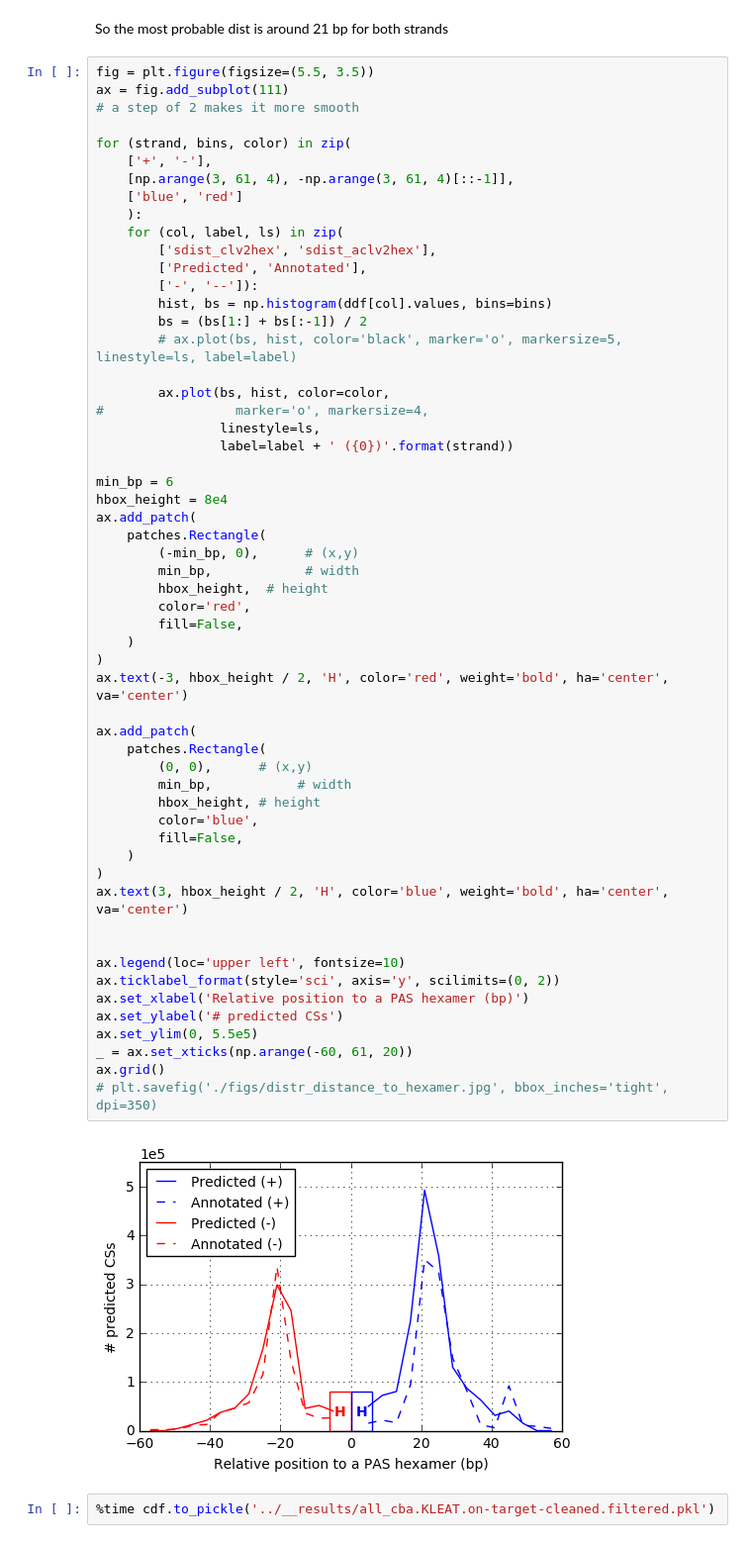
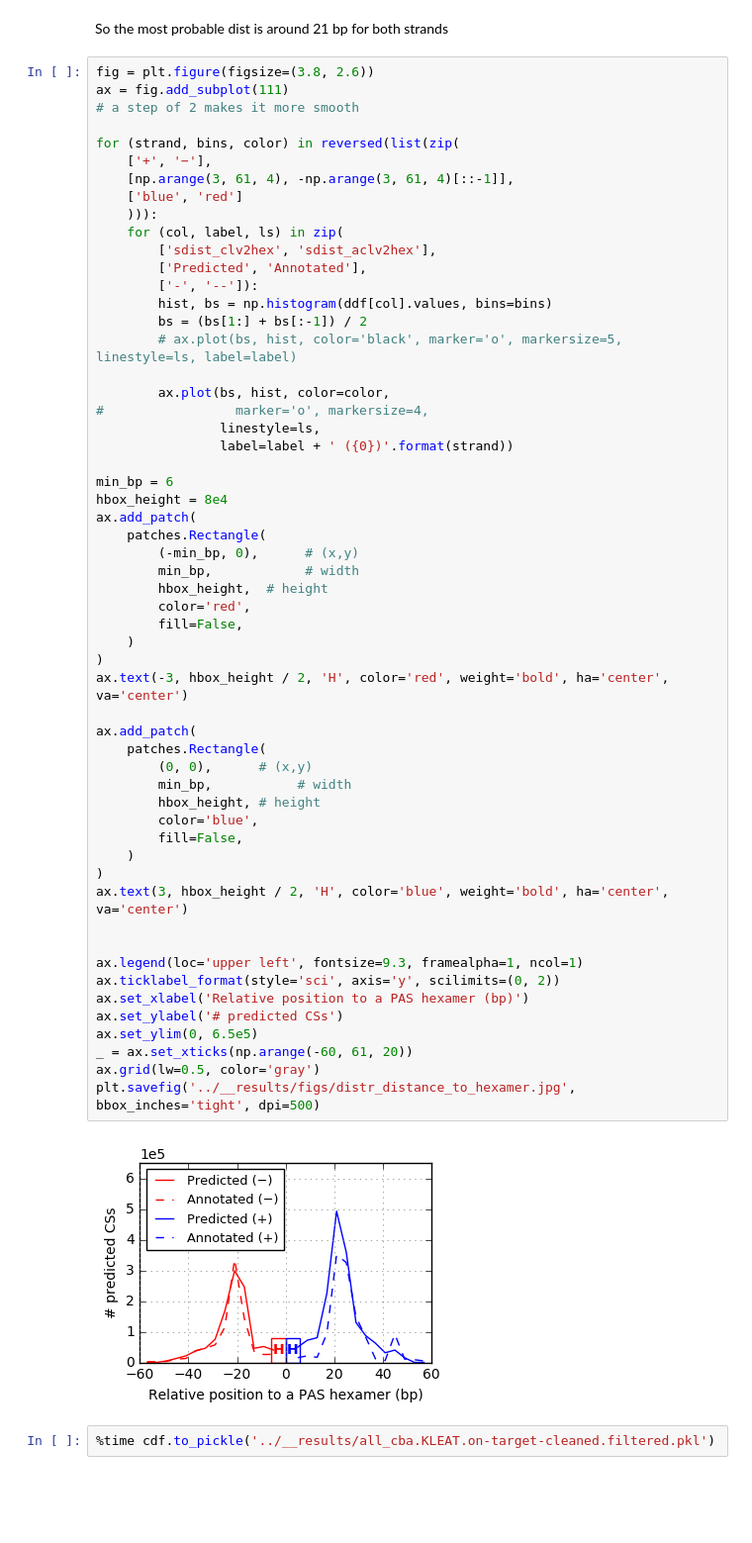
Before and after one commit to bcgsc/tasrkleat-TCGA-analysis-scripts, a Jupyter notebook: analysis-notebooks/CS-postprocessing/filter-based-on-APA-evidence-and-annotation.ipynb, the cells around one changed output. Shown: that part at 99% size. Drawn from its saved outputs; the diff is of its cells as text; blank space fills up the shorter version.

```diff
--- a/analysis-notebooks/CS-postprocessing/filter-based-on-APA-evidence-and-annotation.ipynb
+++ b/analysis-notebooks/CS-postprocessing/filter-based-on-APA-evidence-and-annotation.ipynb
@@ -276,15 +275,15 @@ Name: sdist_clv2hex, dtype: int64
 # %% [markdown]
 So the most probable dist is around 21 bp for both strands
 # %%
-fig = plt.figure(figsize=(5.5, 3.5))
+fig = plt.figure(figsize=(3.8, 2.6))
 ax = fig.add_subplot(111)
 # a step of 2 makes it more smooth
 
-for (strand, bins, color) in zip(
-    ['+', '-'],
+for (strand, bins, color) in reversed(list(zip(
+    ['+', '−'],
     [np.arange(3, 61, 4), -np.arange(3, 61, 4)[::-1]],
     ['blue', 'red']
-    ):
+    ))):
     for (col, label, ls) in zip(
         ['sdist_clv2hex', 'sdist_aclv2hex'],
         ['Predicted', 'Annotated'],
@@ -301,38 +300,38 @@ for (strand, bins, color) in zip(
 min_bp = 6
 hbox_height = 8e4
 ax.add_patch(
     patches.Rectangle(
         (-min_bp, 0),      # (x,y)
         min_bp,            # width
         hbox_height,  # height
         color='red',
         fill=False,
     )
 )
 ax.text(-3, hbox_height / 2, 'H', color='red', weight='bold', ha='center', va='center')
 
 ax.add_patch(
     patches.Rectangle(
         (0, 0),      # (x,y)
         min_bp,           # width
         hbox_height, # height
         color='blue',
         fill=False,
     )
 )
 ax.text(3, hbox_height / 2, 'H', color='blue', weight='bold', ha='center', va='center')
 
 
-ax.legend(loc='upper left', fontsize=10)
+ax.legend(loc='upper left', fontsize=9.3, framealpha=1, ncol=1)
 ax.ticklabel_format(style='sci', axis='y', scilimits=(0, 2))
 ax.set_xlabel('Relative position to a PAS hexamer (bp)')
 ax.set_ylabel('# predicted CSs')
-ax.set_ylim(0, 5.5e5)
+ax.set_ylim(0, 6.5e5)
 _ = ax.set_xticks(np.arange(-60, 61, 20))
-ax.grid()
-# plt.savefig('./figs/distr_distance_to_hexamer.jpg', bbox_inches='tight', dpi=350)
+ax.grid(lw=0.5, color='gray')
+plt.savefig('../__results/figs/distr_distance_to_hexamer.jpg', bbox_inches='tight', dpi=500)
 # %% [output]
-[figure, old version]
+[figure, new version]
 # %%
 %time cdf.to_pickle('../__results/all_cba.KLEAT.on-target-cleaned.filtered.pkl')
 # %% [output]
```
Also changed, not shown: parts of 5 cells of this notebook, 3 other files.
